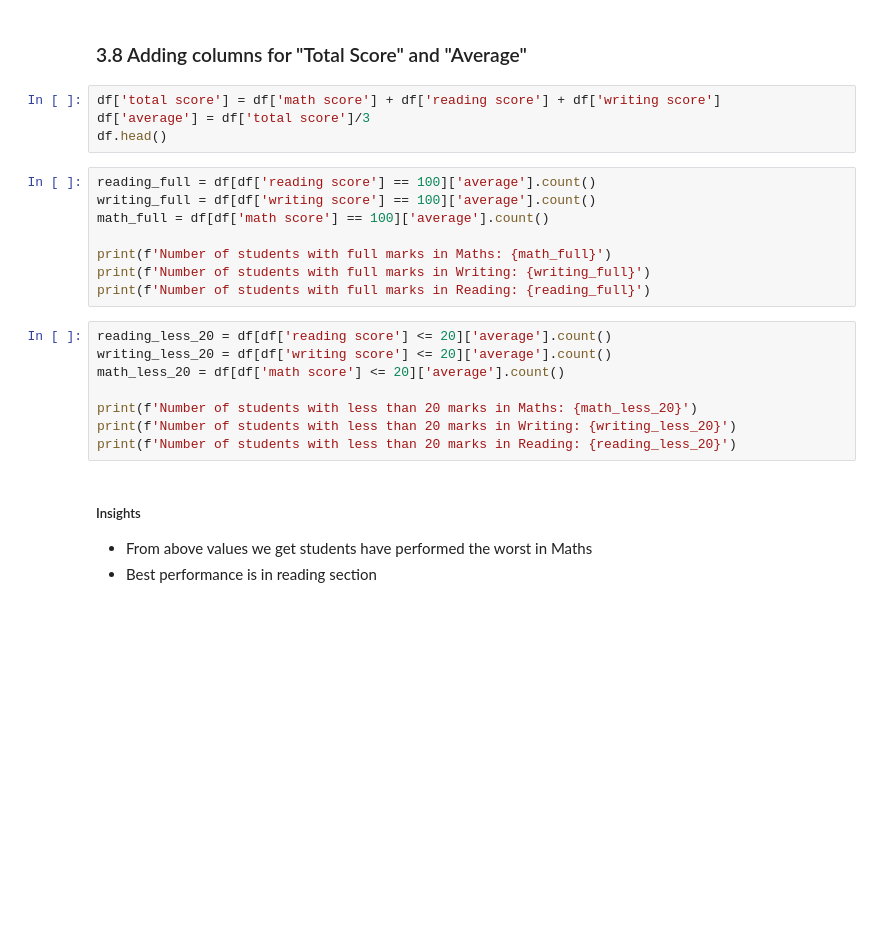
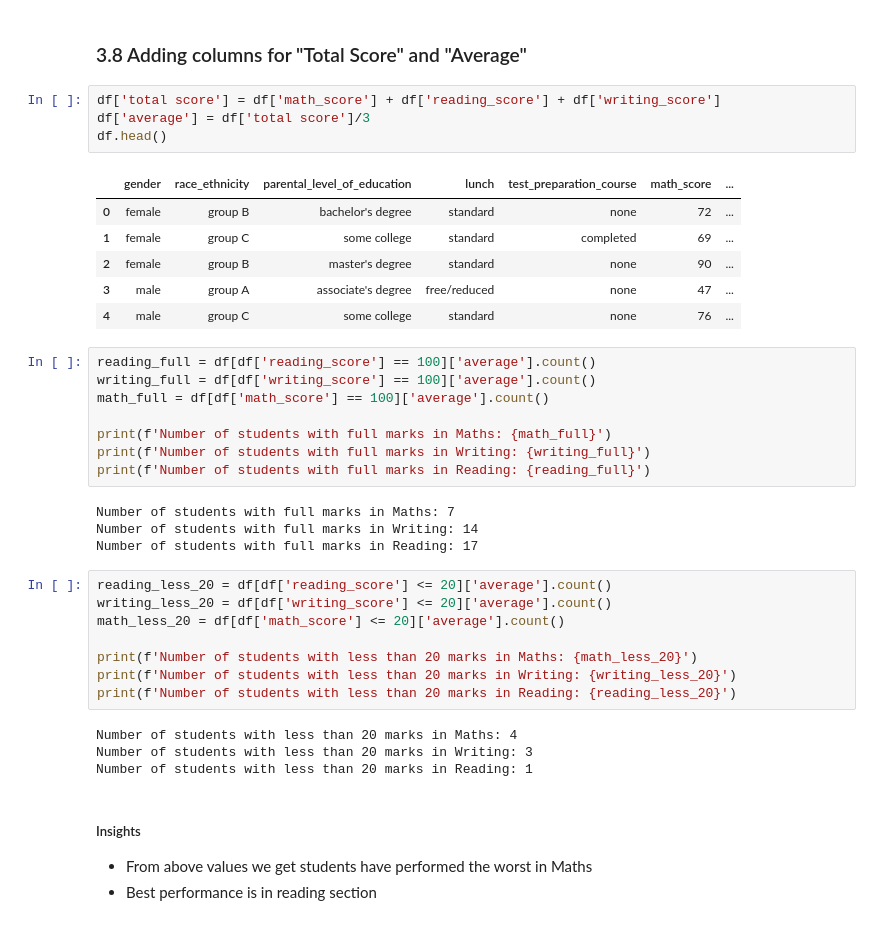
Before and after one commit to krishnaik06/mlproject, a Jupyter notebook: notebook/1 . EDA STUDENT PERFORMANCE .ipynb, the cells around one changed output. Saved outputs shown, nothing was run; the diff lists cells and outputs as text; blank space fills up the shorter version.

```diff
--- a/notebook/1 . EDA STUDENT PERFORMANCE .ipynb
+++ b/notebook/1 . EDA STUDENT PERFORMANCE .ipynb
@@ -119,25 +202,40 @@ print('\nWe have {} categorical features : {}'.format(len(categorical_features),
 # %% [markdown]
 ### 3.8 Adding columns for "Total Score" and "Average"
 # %%
-df['total score'] = df['math score'] + df['reading score'] + df['writing score']
+df['total score'] = df['math_score'] + df['reading_score'] + df['writing_score']
 df['average'] = df['total score']/3
 df.head()
+# %% [output]
+|  | gender | race_ethnicity | parental_level_of_education | lunch | test_preparation_course | math_score | ... |
+| 0 | female | group B | bachelor's degree | standard | none | 72 | ... |
+| 1 | female | group C | some college | standard | completed | 69 | ... |
+| 2 | female | group B | master's degree | standard | none | 90 | ... |
+| 3 | male | group A | associate's degree | free/reduced | none | 47 | ... |
+| 4 | male | group C | some college | standard | none | 76 | ... |
 # %%
-reading_full = df[df['reading score'] == 100]['average'].count()
-writing_full = df[df['writing score'] == 100]['average'].count()
-math_full = df[df['math score'] == 100]['average'].count()
+reading_full = df[df['reading_score'] == 100]['average'].count()
+writing_full = df[df['writing_score'] == 100]['average'].count()
+math_full = df[df['math_score'] == 100]['average'].count()
 
 print(f'Number of students with full marks in Maths: {math_full}')
 print(f'Number of students with full marks in Writing: {writing_full}')
 print(f'Number of students with full marks in Reading: {reading_full}')
+# %% [output]
+Number of students with full marks in Maths: 7
+Number of students with full marks in Writing: 14
+Number of students with full marks in Reading: 17
 # %%
-reading_less_20 = df[df['reading score'] <= 20]['average'].count()
-writing_less_20 = df[df['writing score'] <= 20]['average'].count()
-math_less_20 = df[df['math score'] <= 20]['average'].count()
+reading_less_20 = df[df['reading_score'] <= 20]['average'].count()
+writing_less_20 = df[df['writing_score'] <= 20]['average'].count()
+math_less_20 = df[df['math_score'] <= 20]['average'].count()
 
 print(f'Number of students with less than 20 marks in Maths: {math_less_20}')
 print(f'Number of students with less than 20 marks in Writing: {writing_less_20}')
 print(f'Number of students with less than 20 marks in Reading: {reading_less_20}')
+# %% [output]
+Number of students with less than 20 marks in Maths: 4
+Number of students with less than 20 marks in Writing: 3
+Number of students with less than 20 marks in Reading: 1
 # %% [markdown]
 #####  Insights
  - From above values we get students have performed the worst in Maths
```
Also changed, not shown: parts of 14 cells of this notebook, 6 other files.
